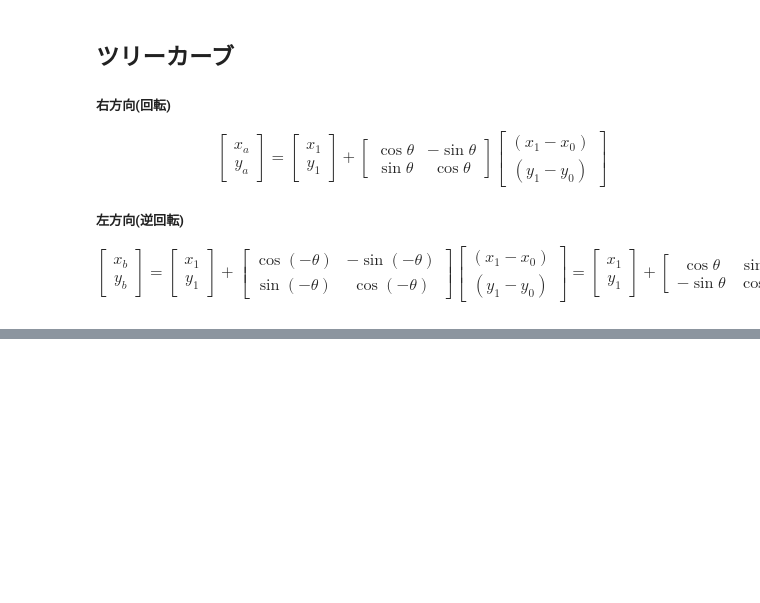
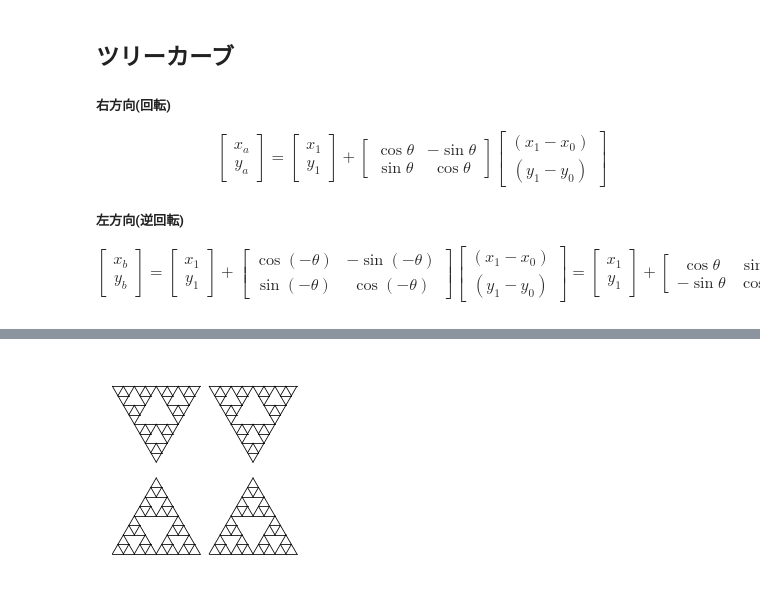
Before and after one commit to hidekuno/jupyter-sicp, a Jupyter notebook: picture-language-numpy.ipynb, the cells around one changed output, grey strips where cells are left out. Saved outputs shown, nothing was run; the diff lists cells and outputs as text; code cells hidden in the pictures; blank space fills up the shorter version.

```diff
--- a/picture-language-numpy.ipynb
+++ b/picture-language-numpy.ipynb
@@ -459,0 +501,32 @@ transform_painter(tree(8),
+# %%
+def sierpinski(n):
+    def _lambda(frame):
+        def sierpinski_iter(v0, v1, v2, c):
+            m =  frame_coord_map(frame)
+            if c > 1:
+                vv0 = (v0 + v1) / 2
+                vv1 = (v1 + v2) / 2
+                vv2 = (v2 + v0) / 2
+
+                sierpinski_iter(v0, vv0, vv2, c-1)
+                sierpinski_iter(v1, vv0, vv1, c-1)
+                sierpinski_iter(v2, vv2, vv1, c-1)
+            else:
+                draw_line(m(v0), m(v1))
+                draw_line(m(v1), m(v2))
+                draw_line(m(v2), m(v0))
+
+        cs = cos((pi * 60) / 180)
+        sn = sin((pi * 60) / 180)
+        v0 = make_vect(0.04178272980501393, 0.7706093189964157)
+        v1 = make_vect(0.8481894150417827, 0.7706093189964157)
+        v2 = v0 + (make_matrix(cs,sn,-sn,cs) * (v1 - v0)).sum(axis=1)
+
+        sierpinski_iter(v2, v0, v1, n)
+    return _lambda
+# %%
+draw_init()
+frame = make_frame(make_vect(0, 0),make_vect(1, 0),make_vect(0, 1))
+square_limit(sierpinski(4), 0)(frame)
+# %% [output]
+[figure, added]
```
Also changed, not shown: parts of 3 cells of this notebook, 1 other file.
